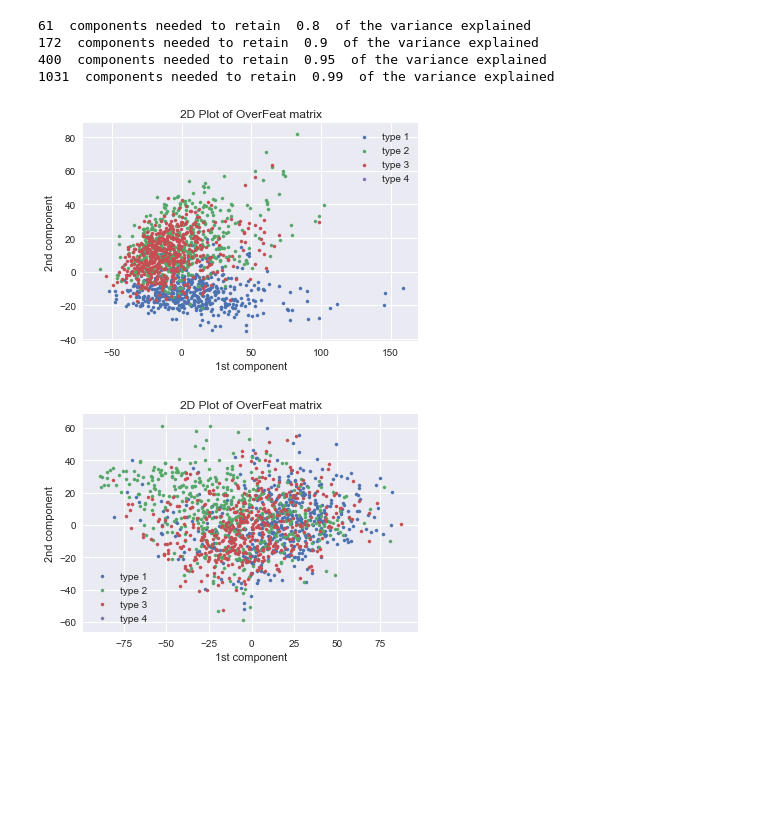
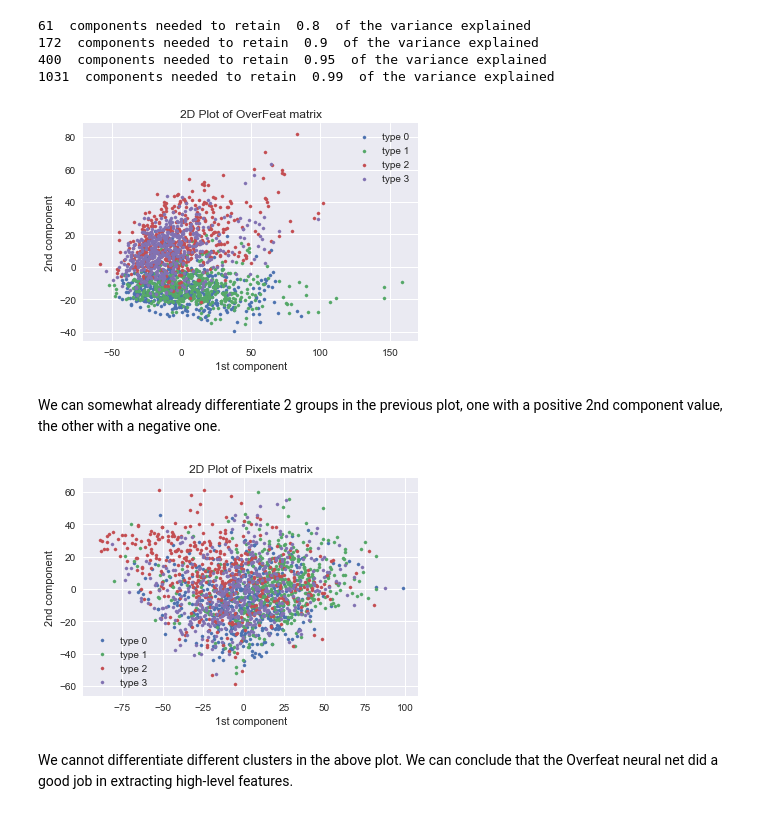
Before and after one commit to petrum01/exts-aml3, a Jupyter notebook: Data exploration.ipynb, the cells around one changed output. Cells and saved outputs as stored; diff of their text form; code cells hidden in the pictures; blank space fills up the shorter version.

```diff
--- a/Data exploration.ipynb
+++ b/Data exploration.ipynb
@@ -186,7 +186,7 @@ import seaborn as sns
 sns.set()
 
 # Plot each category
-for category in [1, 2, 3,4]:
+for category in [0, 1, 2, 3]:
     idx = (y == category)
     plt.scatter(
         X_2d[idx, 0][:500], X_2d[idx, 1][:500],
@@ -200,32 +200,36 @@ plt.ylabel('2nd component')
 plt.title('2D Plot of OverFeat matrix')
 plt.show()
 # %% [output]
-[figure, old version]
+[figure, new version]
+# %% [markdown]
+We can somewhat already differentiate 2 groups in the previous plot, one with a positive 2nd component value, the other with a negative one.
 # %%
 X_pix = cifar['pixels'].astype(np.float32)
 # Rescale data
 X_pix_rescaled = scaler.fit_transform(X_pix)
 
 # Reducing features to 2 components using PCA
 pca = PCA(n_components = 2)
 pca.fit(X_pix_rescaled)
 
 # Project data onto the first two components
 X_pix_2d = pca.transform(X_pix_rescaled)
 
 # Plot each category
-for category in [1, 2, 3,4]:
+for category in [0, 1, 2, 3]:
     idx = (y == category)
     plt.scatter(
         X_pix_2d[idx, 0][:500], X_pix_2d[idx, 1][:500],
         label='type {}'.format(category), s=10
     )
 
 # Labels and legend
 plt.legend()
 plt.xlabel('1st component')
 plt.ylabel('2nd component')
-plt.title('2D Plot of OverFeat matrix')
+plt.title('2D Plot of Pixels matrix')
 plt.show()
 # %% [output]
-[figure, old version]
+[figure, new version]
+# %% [markdown]
+We cannot differentiate different clusters in the above plot. We can conclude that the Overfeat neural net did a good job in extracting high-level features.
```
Also changed, not shown: parts of 1 cell of this notebook.
